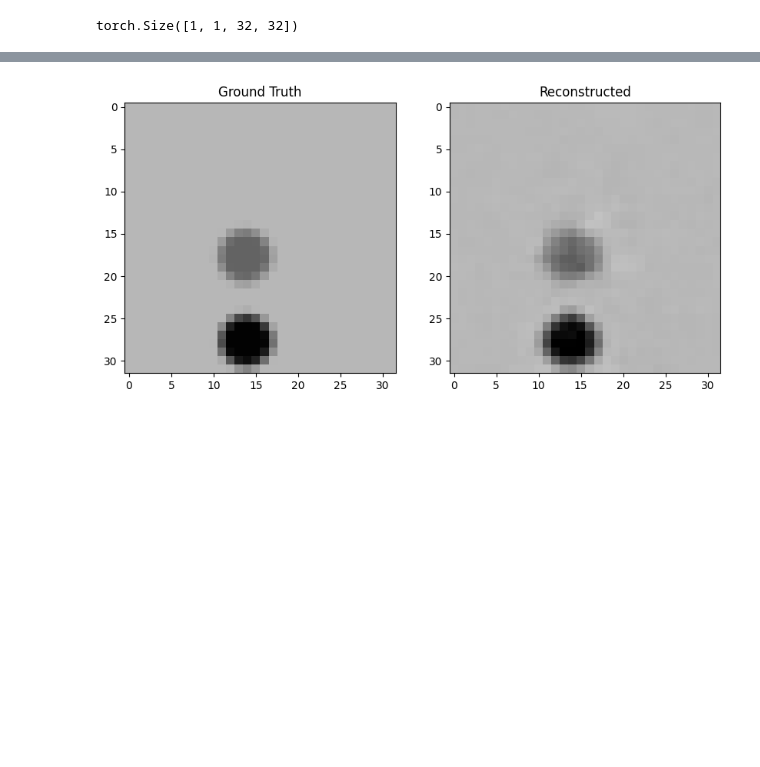
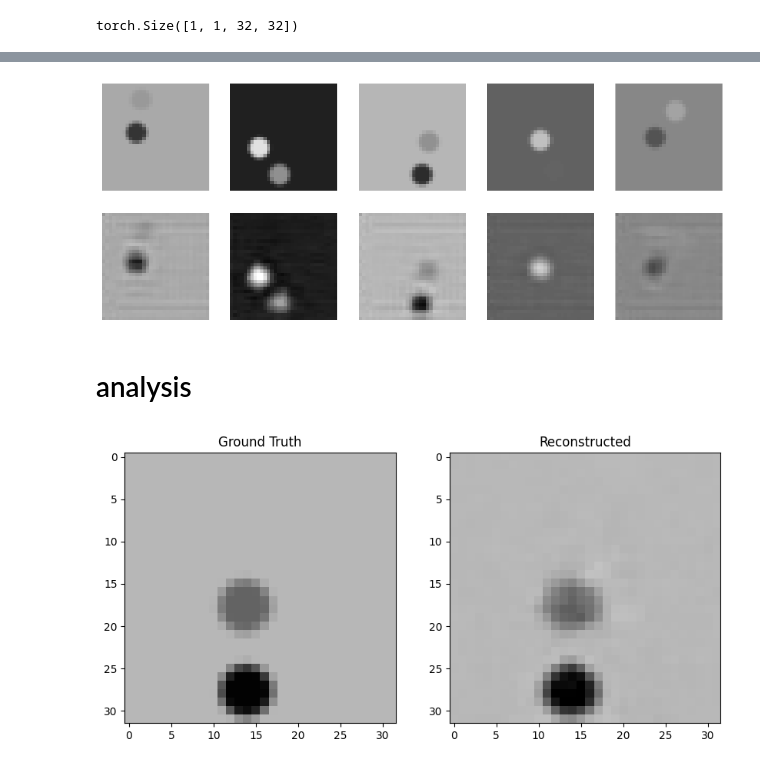
Before and after one commit to lyob/hdiva, a Jupyter notebook: d_testing/vae_test.ipynb, the cells around one changed output, grey strips where cells are left out. Drawn from its saved outputs; the diff is of its cells as text; code cells hidden in the pictures; blank space fills up the shorter version.

```diff
--- a/d_testing/vae_test.ipynb
+++ b/d_testing/vae_test.ipynb
@@ -240,0 +408,24 @@ Test Loss: 0.0010
+# %%
+from utils.base_utils import to_01, to_0c
+test_img = to_0c(data[11:16]).to(device)
+
+vae.eval()
+out = vae(test_img)
+xout = out
+xout = xout.detach().cpu()
+xin = test_img.cpu()
+
+print(xin.min(), xout.min(), xin.max(), xout.max())
+test_loss = criterion(xin, xout).item()
+print(f"Test Loss: {test_loss:.4f}")
+
+fig, ax = plt.subplots(2, len(test_img), figsize=(13, 5))
+for i in range(len(test_img)):
+    ax[0, i].imshow(to_01(xin[i]).squeeze(0, 1), cmap="gray", vmin=0, vmax=1)
+    # ax[0, i].set_title("Input Image")
+    ax[0, i].axis("off");
+
+    ax[1, i].imshow(to_01(xout[i]).squeeze(0, 1), cmap="gray", vmin=0, vmax=1)
+    # ax[1, i].set_title("Reconstructed Image")
+    ax[1, i].axis("off");
+# %% [output]
@@ -241,3 +434,6 @@ Test Loss: 0.0010
+[figure, added]
+# %% [markdown]
+# analysis
 # %%
 img_idx = 12
 
```
Also changed, not shown: parts of 30 cells of this notebook, 31 other files.
